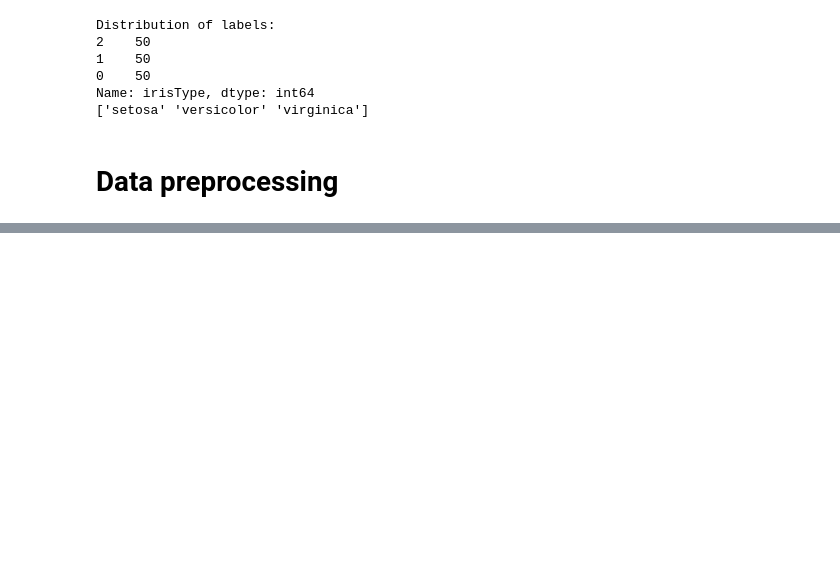
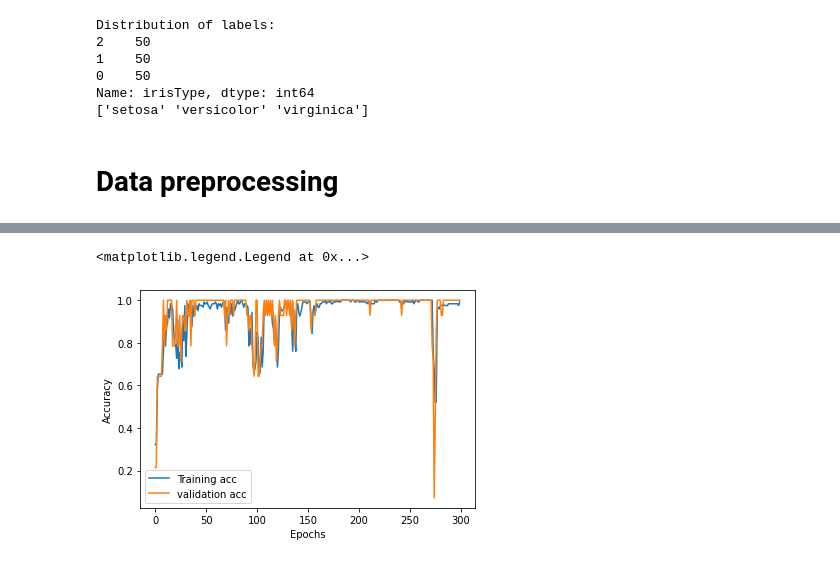
Before and after one commit to gveni/cvnlp_machinelearning, a Jupyter notebook: tensorflow_tutorial/classificationusingtf2.ipynb, the cells around one changed output, grey strips where cells are left out. Drawn from its saved outputs; the diff is of its cells as text; code cells hidden in the pictures; blank space fills up the shorter version.

```diff
--- a/tensorflow_tutorial/classificationusingtf2.ipynb
+++ b/tensorflow_tutorial/classificationusingtf2.ipynb
@@ -69,0 +72,23 @@ X_test = X_test.values
+# %%
+# base model
+tf2_model1 = Sequential()  # sequential object
+
+tf2_model1.add(Dense(64, activation='relu', input_shape=X_train[0].shape))
+tf2_model1.add(Dense(128, activation='relu'))
+tf2_model1.add(Dense(128, activation='relu'))
+tf2_model1.add(Dense(128, activation='relu'))
+tf2_model1.add(Dense(128, activation='relu'))
+tf2_model1.add(Dense(64, activation='relu'))
+tf2_model1.add(Dense(64, activation='relu'))
+tf2_model1.add(Dense(64, activation='relu'))
+tf2_model1.add(Dense(64, activation='relu'))
+tf2_model1.add(Dense(3, activation='softmax'))
+# %%
+tf2_model1.compile(loss='categorical_crossentropy', optimizer='adam', metrics=['acc'])
+# %%
+# Fit NN model on training data. This returns a callback that has all the training history
+#  including loss and eval metrics, which can be extracted using history attribute.
+tf2model1_history = tf2_model1.fit(X_train, y_train,
+             batch_size=40,
+             epochs=300,
+             validation_split=0.1)
@@ -69,0 +113,10 @@ X_test = X_test.values
+# %%
+# plot training and validation accuracy
+plt.plot(tf2model1_history.history['acc'])
+plt.plot(tf2model1_history.history['val_acc'])
+plt.xlabel('Epochs')
+plt.ylabel('Accuracy')
+plt.legend(['Training acc', 'validation acc'])
+# %% [output]
+<matplotlib.legend.Legend at 0x...>
+[figure, added]
```
Also changed, not shown: parts of 12 cells of this notebook.
